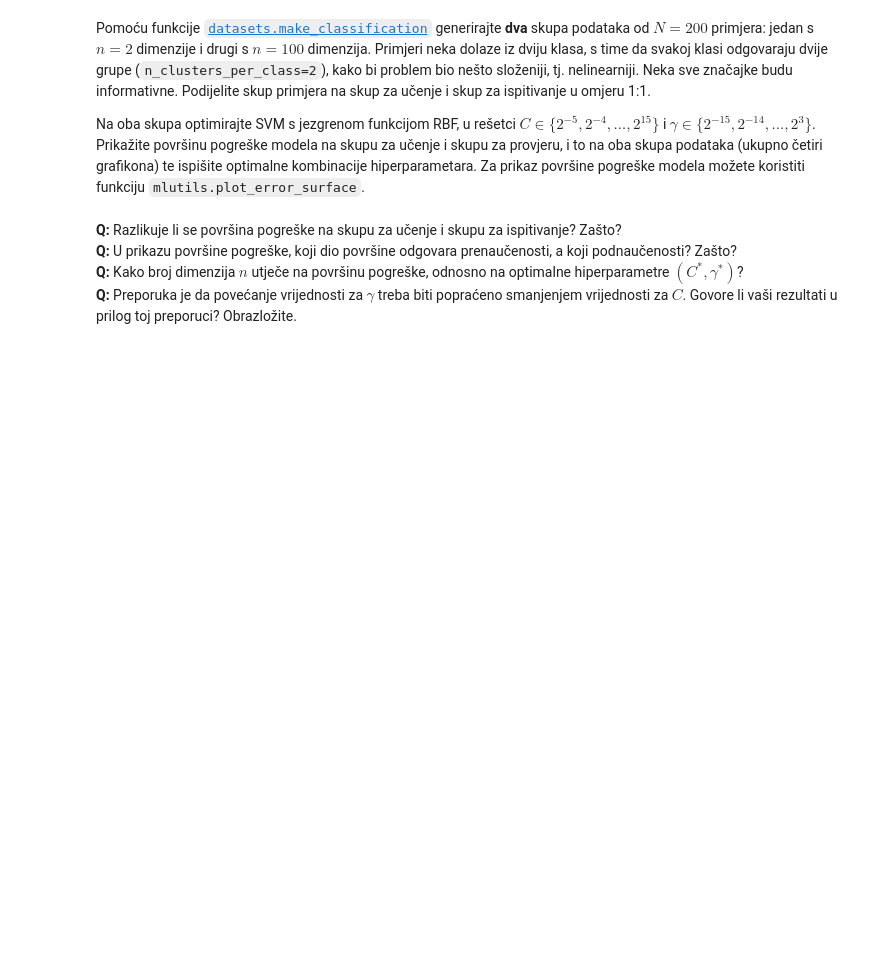
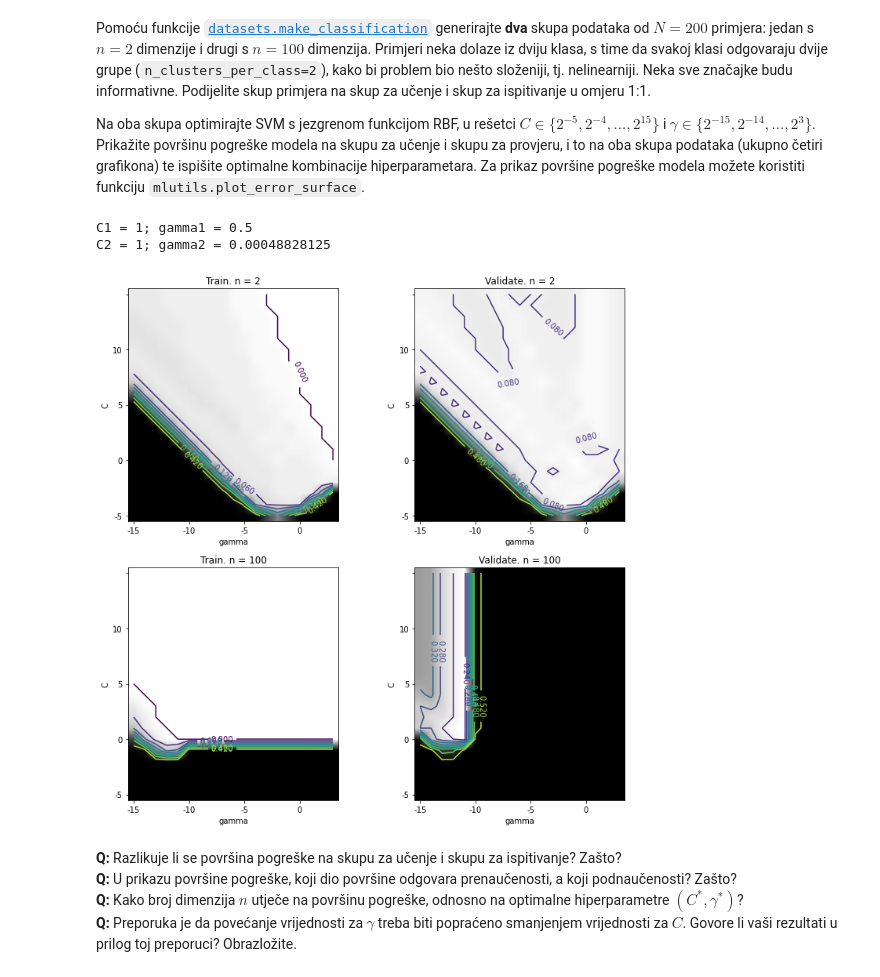
Before and after one commit to dbrcina/SU-FER-2020-21, a Jupyter notebook: SU-2020-LAB03-0036506587.ipynb, the cells around one changed output. Cells and saved outputs as stored; diff of their text form; code cells hidden in the pictures; blank space fills up the shorter version.

```diff
--- a/SU-2020-LAB03-0036506587.ipynb
+++ b/SU-2020-LAB03-0036506587.ipynb
@@ -226,15 +226,15 @@ kernels = ['linear', 'poly', 'rbf']
 hyperparams_C = [0.01, 1, 100]
 model = SVC()
 index = 1
-plt.figure(figsize=(15,15))
+figure(figsize=(15,15))
 for C in hyperparams_C:
     model.set_params(C=C)
     for kernel in kernels:
-        plt.subplot(3, 3, index)
+        subplot(3, 3, index)
         index += 1
         model.set_params(kernel=kernel)
         model.fit(unsep_X, unsep_y)
-        plt.title(f'kernel = \'{kernel}\', C = {C}')
+        title(f'kernel = \'{kernel}\', C = {C}')
         plot_2d_svc_problem(unsep_X, unsep_y, model)
 # %% [output]
 [figure]
@@ -270,3 +291,39 @@ from sklearn.model_selection import train_test_split
+# %%
+from sklearn.datasets import make_classification
+from sklearn.model_selection import train_test_split
+
+# Vaš kôd ovdje...
+X1, y1 = make_classification(200,   2, n_informative=  2, n_redundant=0)
+X2, y2 = make_classification(200, 100, n_informative=100, n_redundant=0)
+X1_train, X1_validate, y1_train, y1_validate = train_test_split(X1, y1, test_size=0.5)
+X2_train, X2_validate, y2_train, y2_validate = train_test_split(X2, y2, test_size=0.5)
+
+c1, g1, m1_t, m1_v = grid_search(X1_train, X1_validate, y1_train, y1_validate, (-5,15), (-15,3), True)
+c2, g2, m2_t, m2_v = grid_search(X2_train, X2_validate, y2_train, y2_validate, (-5,15), (-15,3), True)
+print(f'C1 = {c1}; gamma1 = {g1}')
+print(f'C2 = {c2}; gamma2 = {g2}')
+
+figure(figsize=(12,12))
+
+subplot(2, 2, 1)
+title('Train. n = 2')
+plot_error_surface(m1_t, c_range=(-5,15), g_range=(-15,3))
+
+subplot(2, 2, 2)
+title('Validate. n = 2')
+plot_error_surface(m1_v, c_range=(-5,15), g_range=(-15,3))
+
+subplot(2, 2, 3)
+title('Train. n = 100')
+plot_error_surface(m2_t, c_range=(-5,15), g_range=(-15,3))
+
+subplot(2, 2, 4)
+title('Validate. n = 100')
+plot_error_surface(m2_v, c_range=(-5,15), g_range=(-15,3))
+# %% [output]
+C1 = 1; gamma1 = 0.5
+C2 = 1; gamma2 = 0.00048828125
+[figure, added]
 # %% [markdown]
 **Q:** Razlikuje li se površina pogreške na skupu za učenje i skupu za ispitivanje? Zašto?
 **Q:** U prikazu površine pogreške, koji dio površine odgovara prenaučenosti, a koji podnaučenosti? Zašto?
```
Also changed, not shown: parts of 3 cells of this notebook.
